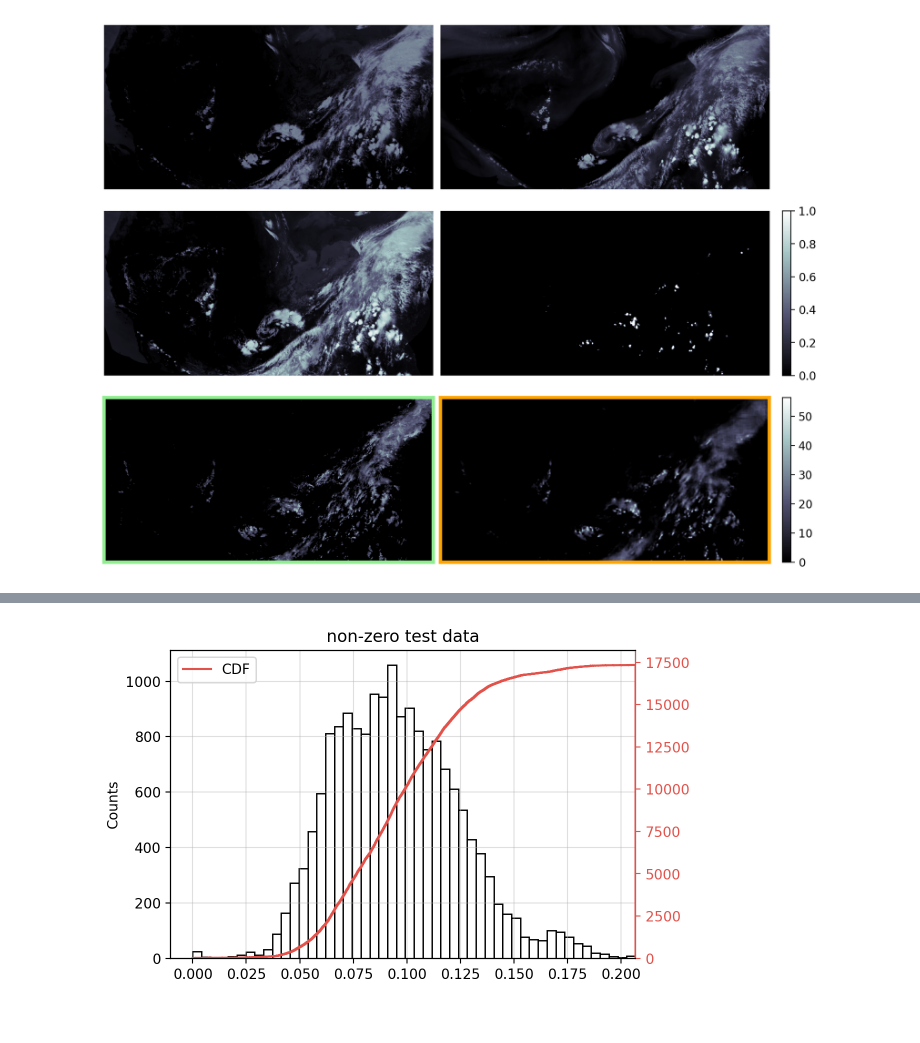
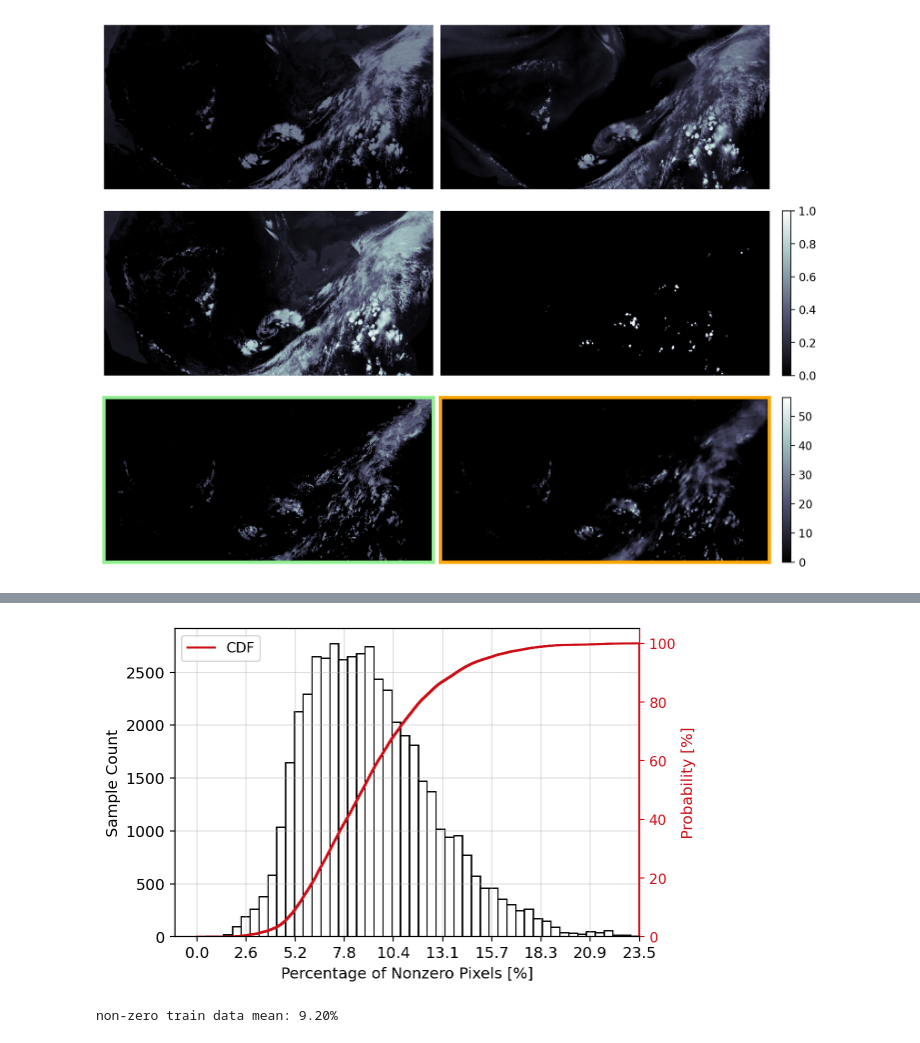
Before and after one commit to stockeh/srvit, a Jupyter notebook: notebooks/viz.ipynb, the cells around one changed output, grey strips where cells are left out. Cells and saved outputs as stored; diff of their text form; code cells hidden in the pictures.

Commit message:
results and plotting

```diff
--- a/notebooks/viz.ipynb
+++ b/notebooks/viz.ipynb
@@ -4,6 +4,7 @@ sys.path.append('../src')
 
 import os
 import re
+import json
 import numpy as np
 import matplotlib.pyplot as plt
 import matplotlib.cm as cm
@@ -17,5 +18,6 @@ import dataloader
 %config InlineBackend.figure_format = 'retina'
 
 model_name = 'unet01-unet'
-data_dir = '/home/jstock/data/conus3/A/'
+data_dir = '/mnt/conus3/jason_conus3/'
+results_dir = '/mnt/mlnas01/stock/'
 ymax = 60
@@ -60,12 +136,12 @@ fig.savefig(os.path.join('../media', f'{log}_loss.png'), dpi=300, bbox_inches='t
 xt_samples = []
 v = os.path.join(data_dir, 'test')
 for f in os.listdir(v):
-    if f.endswith('.npz'):
+    if 'regA' in f and f.endswith('.npz'):
         xt_samples.append(os.path.join(v, f))
 xt_samples.sort()
 
 y_samples = []
-v = os.path.join(data_dir, 'out', model_name)
+v = os.path.join(results_dir, model_name)
 for f in os.listdir(v):
     if f.endswith('.npy'):
         y_samples.append(os.path.join(v, f))
@@ -131,4 +220,6 @@ rmse: 3.48781, rmse: 12.16485
 # %%
-dataset = 'val'
-distribution_sample_map = np.flip(np.load(os.path.join(data_dir, 'out', f'distribution_sample_map_{dataset}.npy')), axis=0)
-output_sample_counts = np.load(os.path.join(data_dir, 'out', f'output_sample_counts_{dataset}.npy')) / np.prod((1, 768, 1536))
+dataset = 'train'
+distribution_sample_map = np.load(os.path.join(results_dir, f'distribution_sample_map_{dataset}.npy'))
+output_sample_counts = np.load(os.path.join(results_dir, f'output_sample_counts_{dataset}.npy')) / np.prod((1, 768, 1536))
+top_perc = np.percentile(distribution_sample_map, 99)
+distribution_sample_map = distribution_sample_map.clip(0, top_perc)
@@ -152,32 +309,50 @@ from scipy.stats import gaussian_kde
 # %%
-cmap = cm.get_cmap('Spectral', 8)
+# cmap = plt.get_cmap('Spectral', 8)
+# color = cmap(1)
+color = (np.array([(207,  15,  23)]) / 255.)[0]
 fontsize = 11
 lw = 1.5
 
 fig, ax = plt.subplots(1,1, figsize=(6,4))
 ax.hist(output_sample_counts, bins=50, density=False,
         facecolor='w', edgecolor='k')
-ax.set_title(f'non-zero {dataset} data')
-ax.set_ylabel(f'Counts')
+# ax.set_title(f'non-zero {dataset} data')
+ax.set_xlabel(f'Percentage of Nonzero Pixels [%]', fontsize=fontsize)
+ax.set_ylabel(f'Sample Count', fontsize=fontsize)
+
+frequencies = np.linspace(0,  output_sample_counts.max(), 10)
+ax.set_xticks(frequencies)
+scaled_ticks = [f'{f * 100:.1f}' for f in frequencies]
+ax.set_xticklabels(scaled_ticks)
 
 ax2 = ax.twinx()
-color_idx = 1
 ax2.hist(output_sample_counts, cumulative=1, lw=lw,
-         histtype='step', bins=1000, color=cmap(color_idx))
+         histtype='step', bins=1000, color=color)
 ax.set_xlim((ax.get_xlim()[0], output_sample_counts.max()))
-ax2.tick_params(axis='y', colors=cmap(color_idx))
-ax2.spines['right'].set_color(cmap(color_idx))
+ax2.tick_params(axis='y', colors=color)
+ax2.spines['right'].set_color(color)
+ax2.set_ylabel('Probability [%]', fontsize=fontsize, color=color)
 
-custom_legend = [Line2D([0],[0], color=cmap(color_idx), lw=lw)]
-ax2.legend(custom_legend, ['CDF'])
+frequencies = np.linspace(0, len(output_sample_counts), 6)
+ax2.set_yticks(frequencies)
+scaled_ticks = [f'{int(f / frequencies.max() * 100)}' for f in frequencies]
+ax2.set_yticklabels(scaled_ticks)
+
+custom_legend = [Line2D([0],[0], color=color, lw=lw)]
+ax2.legend(custom_legend, ['CDF'], fontsize=fontsize-1)
+
+ax.tick_params(axis='both', labelsize=fontsize)
 
 # kds = gaussian_kde(output_sample_counts)
 # xs = np.linspace(output_sample_counts.min(),
 #                  output_sample_counts.max(), 1000)
 # ax.plot(xs, kds(xs), '-k')
 
 ax.grid(alpha=0.4)
 fig.savefig(f'../media/distribution_{dataset}.png', dpi=300, bbox_inches='tight')
 plt.show()
+
+print(f'non-zero {dataset} data mean: {output_sample_counts.mean() * 100:.2f}%')
 # %% [output]
-[figure, old version]
+[figure, new version]
+non-zero train data mean: 9.20%
```
Also changed, not shown: parts of 9 cells of this notebook, 48 other files.
